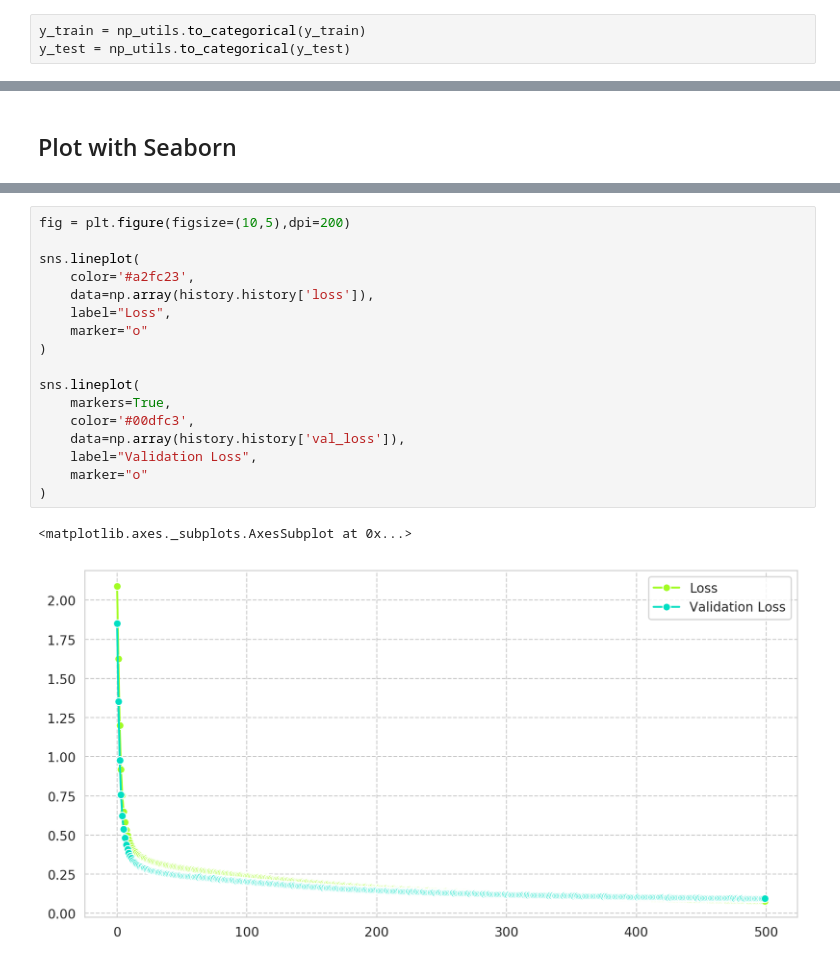
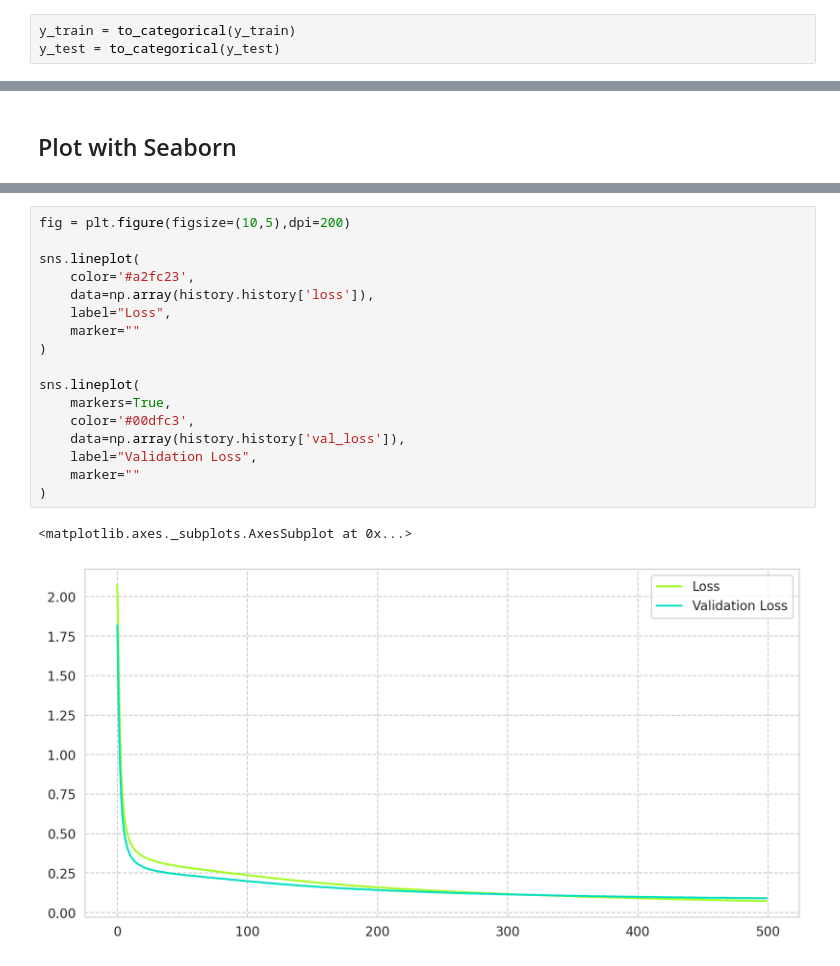
Before and after one commit to sasayabaku/Machine-Learning-notebook-memo, a Jupyter notebook: Example_MLP/MNIST.ipynb, the cells around one changed output, grey strips where cells are left out. Saved outputs shown, nothing was run; the diff lists cells and outputs as text.

```diff
--- a/Example_MLP/MNIST.ipynb
+++ b/Example_MLP/MNIST.ipynb
@@ -30,8 +27,8 @@ X_test = X_test.reshape(10000, 784) / 255
 # %% [markdown]
 ### To dummy variables
 # %%
-y_train = np_utils.to_categorical(y_train)
-y_test = np_utils.to_categorical(y_test)
+y_train = to_categorical(y_train)
+y_test = to_categorical(y_test)
 # %% [markdown]
 ## Define the network
 # %%
@@ -83,20 +80,20 @@ sns.lineplot(
 # %%
 fig = plt.figure(figsize=(10,5),dpi=200)
 
 sns.lineplot(
     color='#a2fc23',
     data=np.array(history.history['loss']),
     label="Loss",
-    marker="o"
+    marker=""
 )
 
 sns.lineplot(
     markers=True,
     color='#00dfc3',
     data=np.array(history.history['val_loss']),
     label="Validation Loss",
-    marker="o"
+    marker=""
 )
 # %% [output]
 <matplotlib.axes._subplots.AxesSubplot at 0x...>
-[figure, old version]
+[figure, new version]
```
Also changed, not shown: parts of 4 cells of this notebook.
